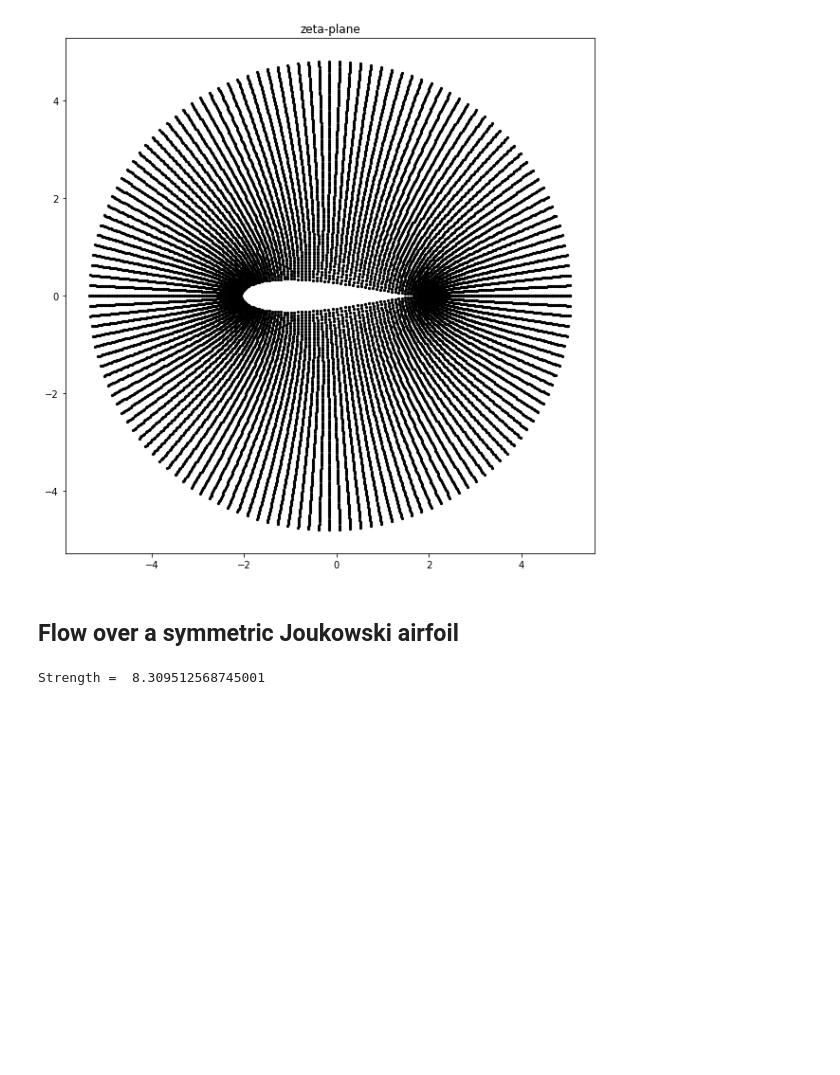
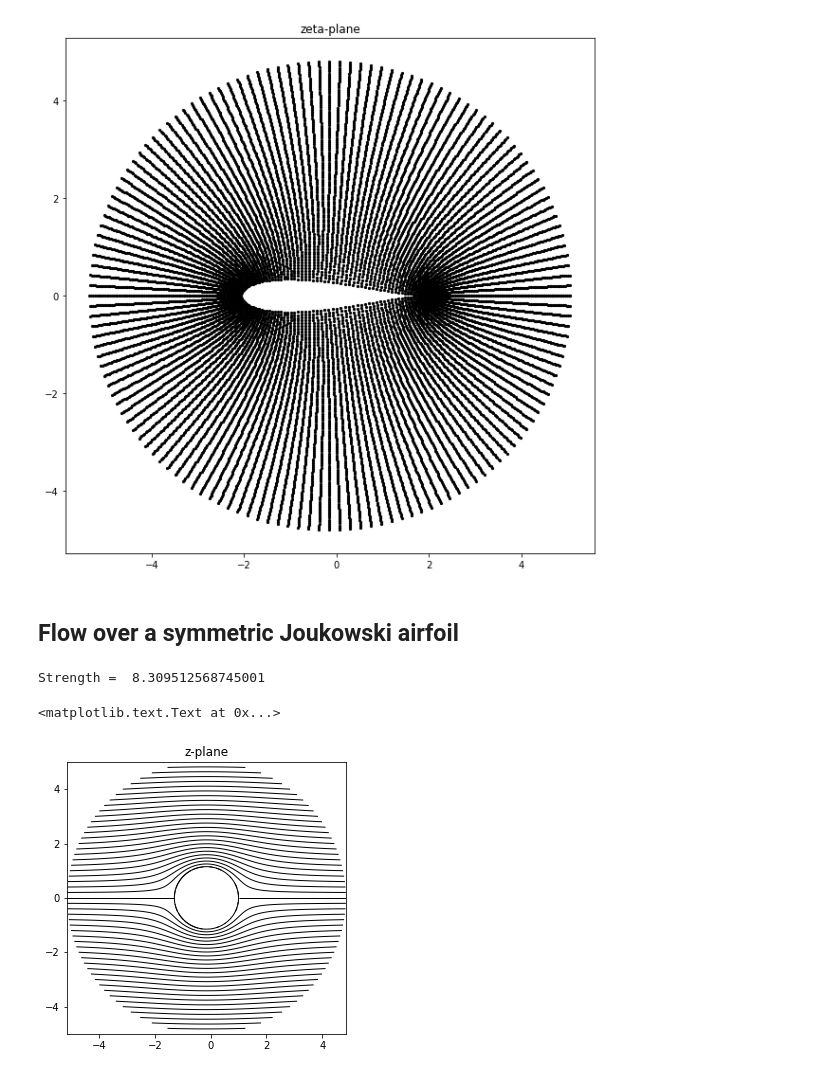
Before and after one commit to ckennedy17/mae6226, a Jupyter notebook: homework_2/homework_2.ipynb, the cells around one changed output. Cells and saved outputs as stored; diff of their text form; code cells hidden in the pictures; blank space fills up the shorter version.

```diff
--- a/homework_2/homework_2.ipynb
+++ b/homework_2/homework_2.ipynb
@@ -200,6 +200,10 @@ v = v_doub + v_freestream
 psi = psi_doub + psi_freestream
 # %%
 plt.figure(figsize=(5,5))
-pyplot.contour(x_grid,y_grid,psi,levels=numpy.linspace(numpy.min(psi),numpy.max(psi),51), colors='k', linewidths=1, linestyles='solid')
-pyplot.plot(r*numpy.cos(theta)-(r-c),r*numpy.sin(theta), color ='k',linewidth = 1)
-pyplot.title('z-plane')
+plt.contour(x_grid,y_grid,psi,levels=np.linspace(np.min(psi),np.max(psi),51), colors='k', linewidths=1,
+            linestyles='solid')
+plt.plot(r*np.cos(theta)-(r-c),r*np.sin(theta), color ='k',linewidth = 1)
+plt.title('z-plane')
+# %% [output]
+<matplotlib.text.Text at 0x...>
+[figure, added]
```
